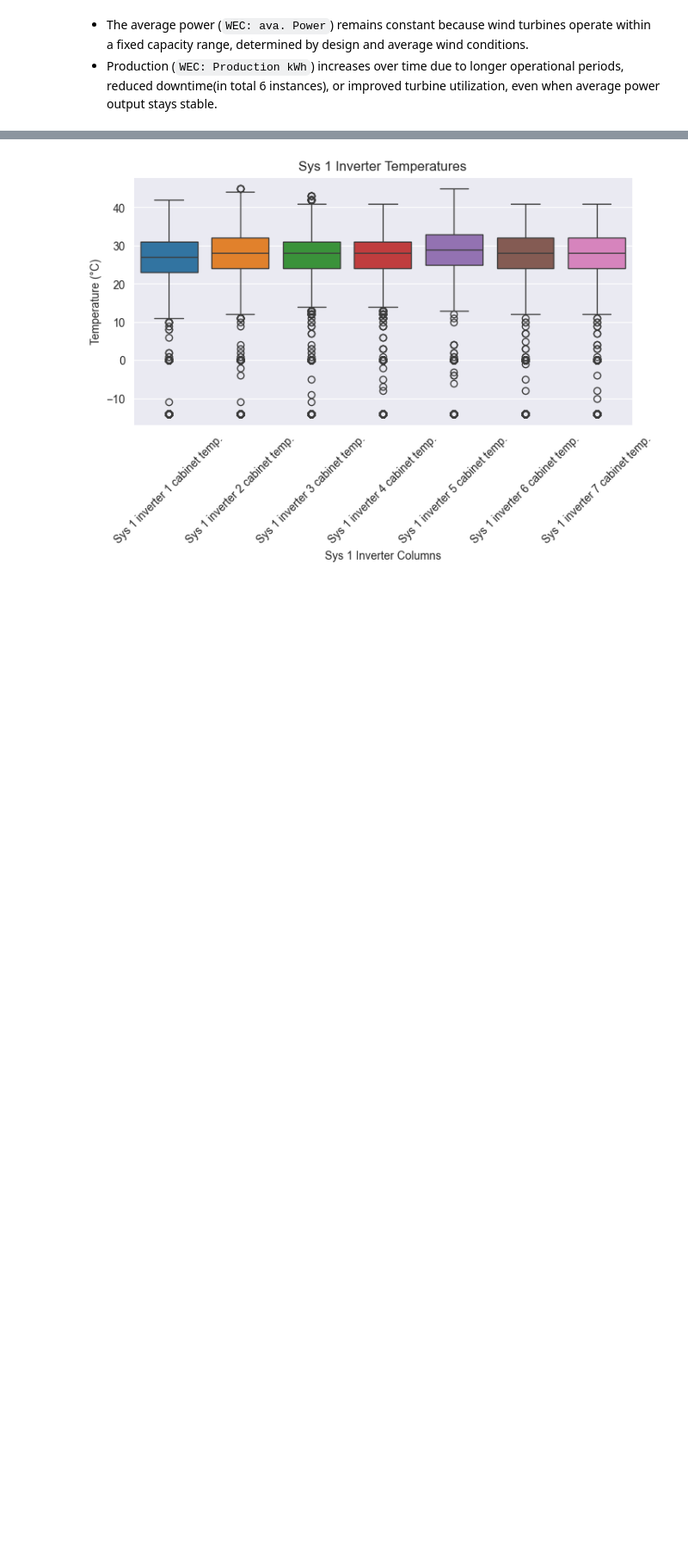
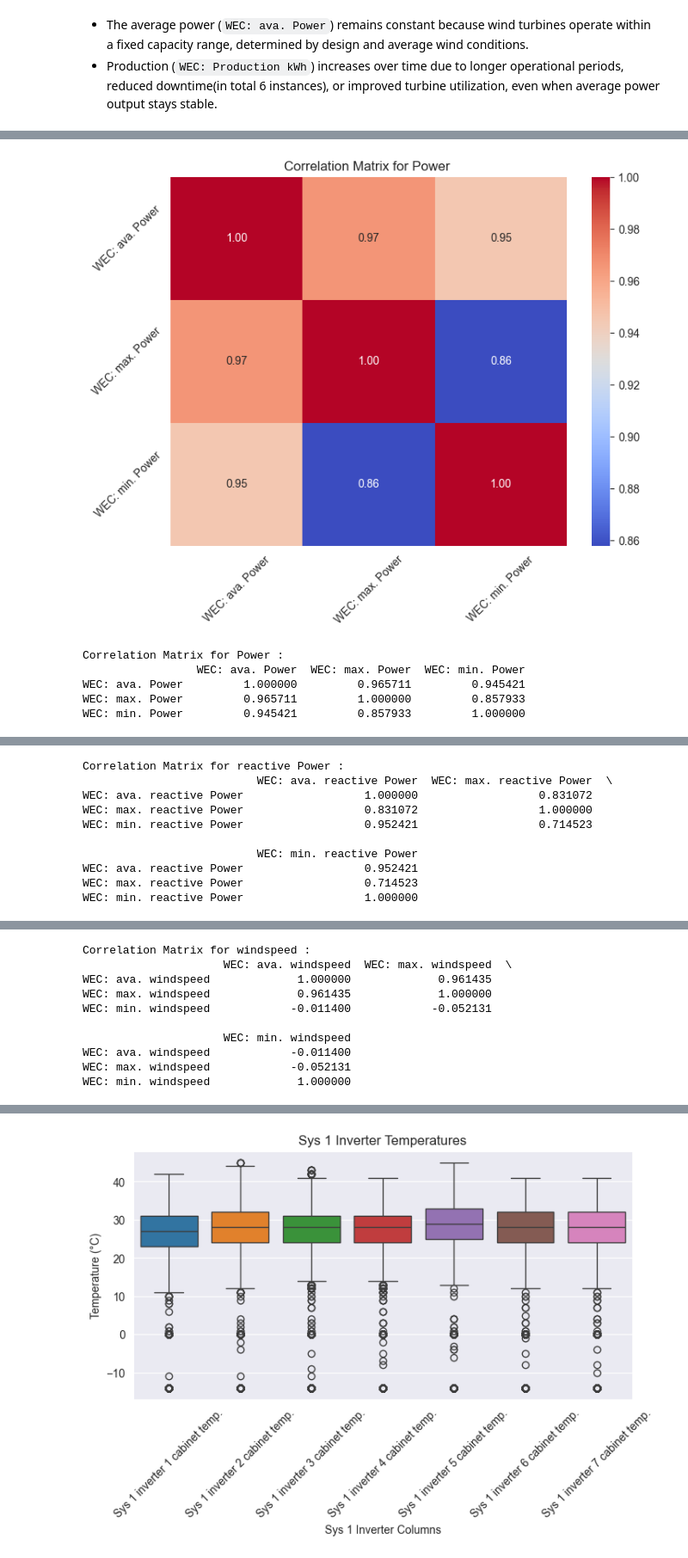
Before and after one commit to rhkraptor/AML, a Jupyter notebook: AML_Projekt.ipynb, the cells around one changed output, grey strips where cells are left out. Shown at 86% size. Drawn from its saved outputs; the diff is of its cells as text; code cells hidden in the pictures; blank space fills up the shorter version.

```diff
--- a/AML_Projekt.ipynb
+++ b/AML_Projekt.ipynb
@@ -236,0 +322,48 @@ plt.show()
+# %%
+# Function to compute and plot correlation matrix for a specific feature type
+def plot_correlation_matrix(df, feature_type, exclude_keywords=None):
+    """
+    Plots a correlation matrix for min, max, and avg columns of a given feature type.
+
+    :param df: DataFrame containing the data
+    :param feature_type: The type of feature to filter (e.g., 'Power', 'Reactive Power')
+    :param exclude_keywords: List of keywords to exclude from the column filtering (e.g., ['reactive']).
+    """
+    # Filter columns containing the feature type and min, max, or average
+    relevant_columns = [col for col in df.columns if feature_type in col and
+                        ('min' in col.lower() or 'max' in col.lower() or 'ava.' in col.lower())]
+
+    # Exclude columns with specific keywords, if provided
+    if exclude_keywords:
+        relevant_columns = [col for col in relevant_columns if not any(keyword in col.lower() for keyword in exclude_keywords)]
+
+    if relevant_columns:
+        # Calculate the correlation matrix
+        correlation_matrix = df[relevant_columns].corr()
+
+        # Plot the heatmap
+        plt.figure(figsize=(8, 6))
+        sns.heatmap(correlation_matrix, annot=True, cmap='coolwarm', fmt='.2f')
+        plt.title(f'Correlation Matrix for {feature_type} ')
+        plt.xticks(rotation=45)
+        plt.yticks(rotation=45)
+        plt.show()
+
+        # Print correlation matrix for inspection
+        print(f"\nCorrelation Matrix for {feature_type} :")
+        print(correlation_matrix)
+    else:
+        print(f"No relevant columns found for {feature_type}.")
+
+# Generate correlation matrices
+plot_correlation_matrix(df, feature_type='Power', exclude_keywords=['reactive'])
+plot_correlation_matrix(df, feature_type='reactive Power')
+plot_correlation_matrix(df, feature_type='windspeed')
+plot_correlation_matrix(df, feature_type='Rotation')
+# %% [output]
+[figure, added]
+Correlation Matrix for Power :
+                 WEC: ava. Power  WEC: max. Power  WEC: min. Power
+WEC: ava. Power         1.000000         0.965711         0.945421
+WEC: max. Power         0.965711         1.000000         0.857933
+WEC: min. Power         0.945421         0.857933         1.000000
@@ -236,0 +371,10 @@ plt.show()
+Correlation Matrix for reactive Power :
+                          WEC: ava. reactive Power  WEC: max. reactive Power  \
+WEC: ava. reactive Power                  1.000000                  0.831072
+WEC: max. reactive Power                  0.831072                  1.000000
+WEC: min. reactive Power                  0.952421                  0.714523
+
+                          WEC: min. reactive Power
+WEC: ava. reactive Power                  0.952421
+WEC: max. reactive Power                  0.714523
+WEC: min. reactive Power                  1.000000
@@ -236,0 +382,10 @@ plt.show()
+Correlation Matrix for windspeed :
+                     WEC: ava. windspeed  WEC: max. windspeed  \
+WEC: ava. windspeed             1.000000             0.961435
+WEC: max. windspeed             0.961435             1.000000
+WEC: min. windspeed            -0.011400            -0.052131
+
+                     WEC: min. windspeed
+WEC: ava. windspeed            -0.011400
+WEC: max. windspeed            -0.052131
+WEC: min. windspeed             1.000000
```
Also changed, not shown: parts of 21 cells of this notebook.
